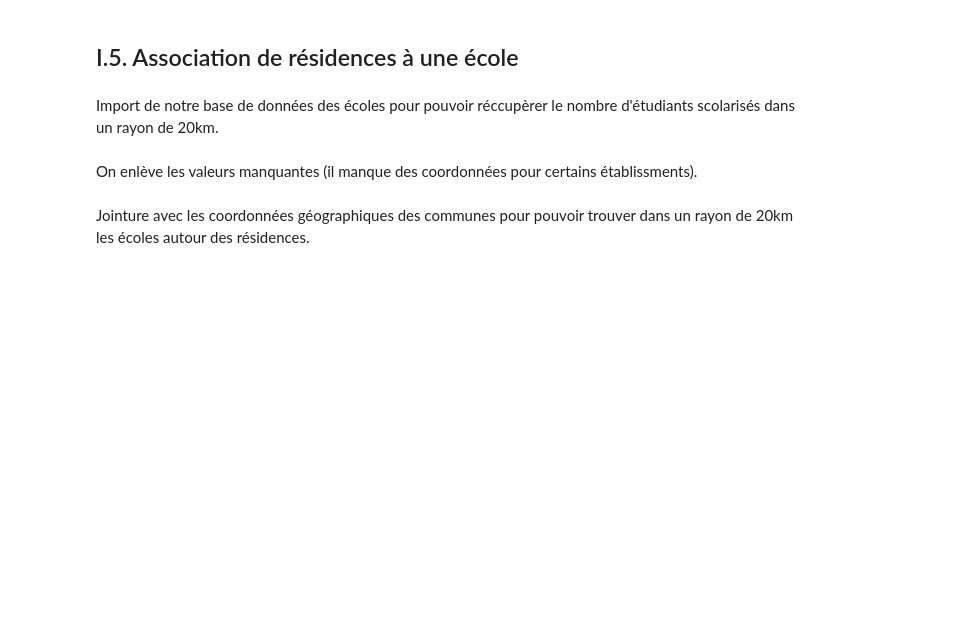
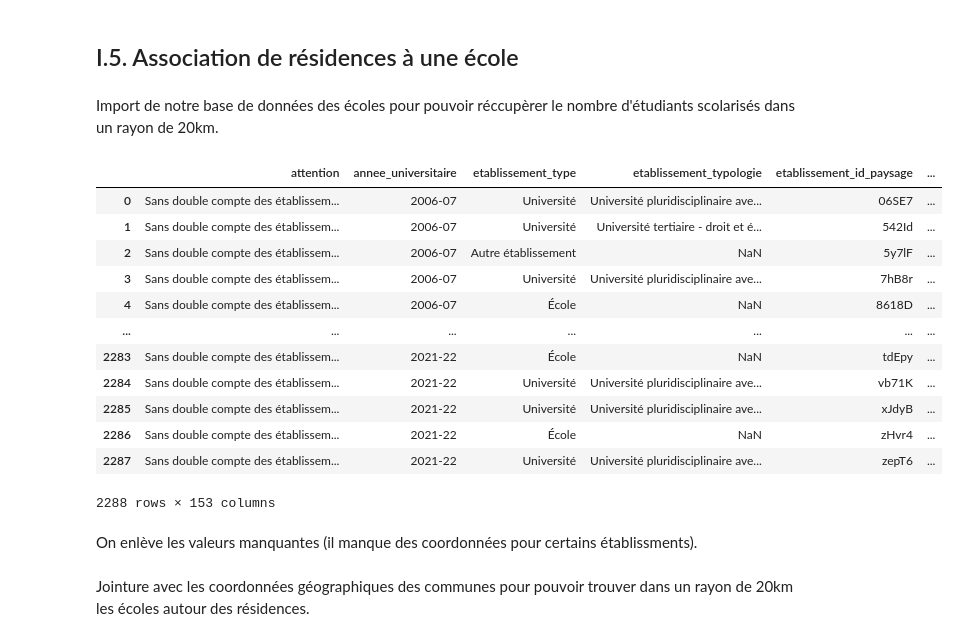
Before and after one commit to Simgnt/La-loi-du-Crous, a Jupyter notebook: Projet_final_Part1_fini.ipynb, the cells around one changed output. Drawn from its saved outputs; the diff is of its cells as text; code cells hidden in the pictures; blank space fills up the shorter version.

```diff
--- a/Projet_final_Part1_fini.ipynb
+++ b/Projet_final_Part1_fini.ipynb
@@ -207,5 +226,21 @@ Right CRS: EPSG:4326
 Import de notre base de données des écoles pour pouvoir réccupèrer le nombre d'étudiants scolarisés dans un rayon de 20km.
 # %%
 df_schools = pd.read_csv("https://www.data.gouv.fr/fr/datasets/r/0c713161-26fb-415e-ac1d-8769125f338d", sep = ";")
+# %%
+df_schools
+# %% [output]
+|  | attention | annee_universitaire | etablissement_type | etablissement_typologie | etablissement_id_paysage | ... |
+| 0 | Sans double compte des établissem... | 2006-07 | Université | Université pluridisciplinaire ave... | 06SE7 | ... |
+| 1 | Sans double compte des établissem... | 2006-07 | Université | Université tertiaire - droit et é... | 542Id | ... |
+| 2 | Sans double compte des établissem... | 2006-07 | Autre établissement | NaN | 5y7lF | ... |
+| 3 | Sans double compte des établissem... | 2006-07 | Université | Université pluridisciplinaire ave... | 7hB8r | ... |
+| 4 | Sans double compte des établissem... | 2006-07 | École | NaN | 8618D | ... |
+| ... | ... | ... | ... | ... | ... | ... |
+| 2283 | Sans double compte des établissem... | 2021-22 | École | NaN | tdEpy | ... |
+| 2284 | Sans double compte des établissem... | 2021-22 | Université | Université pluridisciplinaire ave... | vb71K | ... |
+| 2285 | Sans double compte des établissem... | 2021-22 | Université | Université pluridisciplinaire ave... | xJdyB | ... |
+| 2286 | Sans double compte des établissem... | 2021-22 | École | NaN | zHvr4 | ... |
+| 2287 | Sans double compte des établissem... | 2021-22 | Université | Université pluridisciplinaire ave... | zepT6 | ... |
+2288 rows × 153 columns
 # %%
 df_schools = df_schools[df_schools["annee_universitaire"] == "2021-22" ] #on ne prend que l'année 2021-22
```
Also changed, not shown: parts of 20 cells of this notebook.
